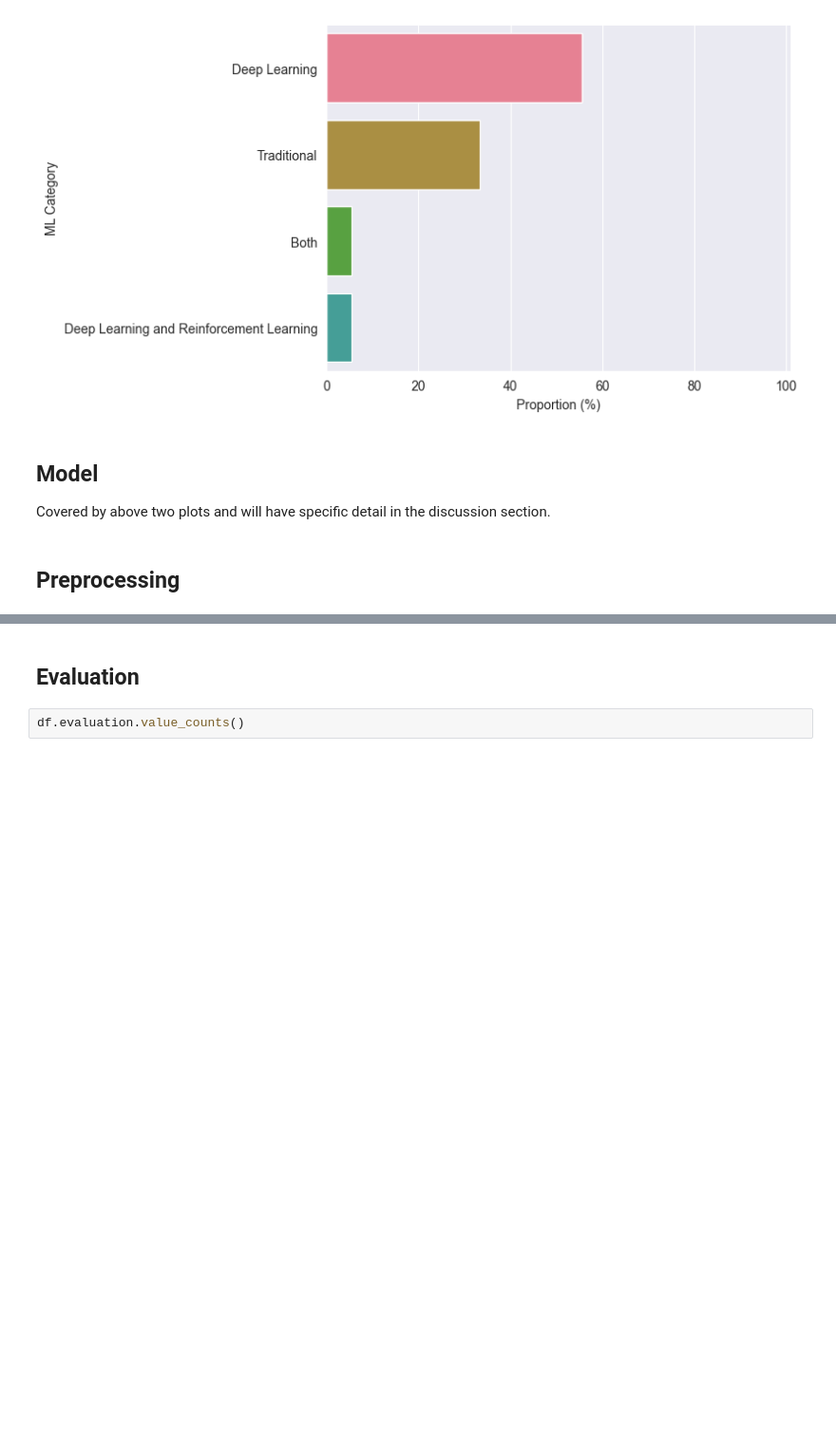
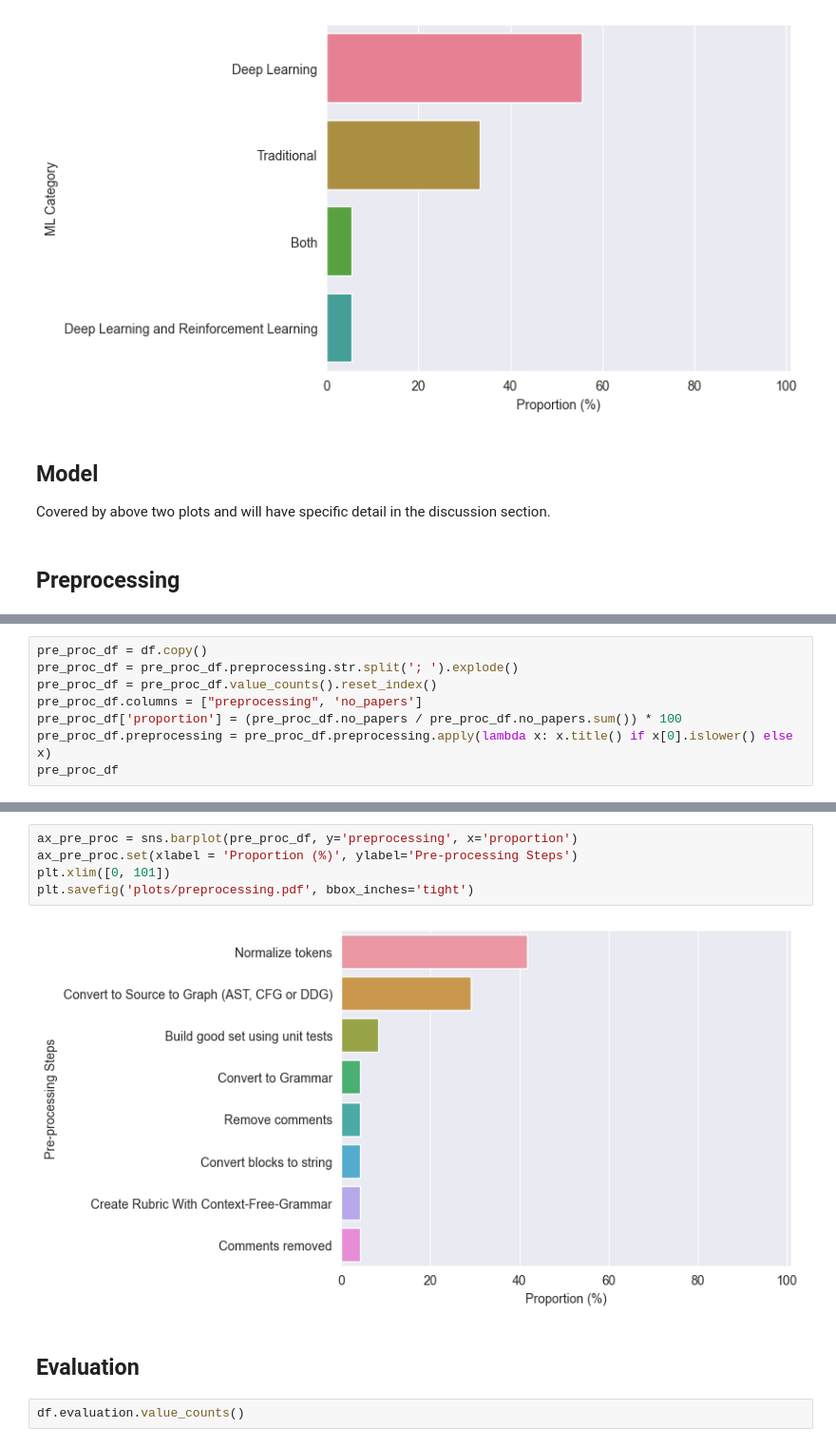
Before and after one commit to m-messer/In-Depth_Analysis_ML_Graders_Analysis, a Jupyter notebook: analysis.ipynb, the cells around one changed output, grey strips where cells are left out. Shown at 95% size. Cells and saved outputs as stored; diff of their text form; blank space fills up the shorter version.

Commit message:
PHD-394 Manual data cleaning and added preprocessing

```diff
--- a/analysis.ipynb
+++ b/analysis.ipynb
@@ -136,0 +119,8 @@ Name: preprocessing, dtype: int64
+# %%
+pre_proc_df = df.copy()
+pre_proc_df = pre_proc_df.preprocessing.str.split('; ').explode()
+pre_proc_df = pre_proc_df.value_counts().reset_index()
+pre_proc_df.columns = ["preprocessing", 'no_papers']
+pre_proc_df['proportion'] = (pre_proc_df.no_papers / pre_proc_df.no_papers.sum()) * 100
+pre_proc_df.preprocessing = pre_proc_df.preprocessing.apply(lambda x: x.title() if x[0].islower() else x)
+pre_proc_df
@@ -137,3 +137,10 @@ Name: preprocessing, dtype: int64
+# %%
+ax_pre_proc = sns.barplot(pre_proc_df, y='preprocessing', x='proportion')
+ax_pre_proc.set(xlabel = 'Proportion (%)', ylabel='Pre-processing Steps')
+plt.xlim([0, 101])
+plt.savefig('plots/preprocessing.pdf', bbox_inches='tight')
+# %% [output]
+[figure, added]
 # %% [markdown]
 ## Evaluation
 # %%
```
Also changed, not shown: parts of 3 cells of this notebook, 6 other files.
